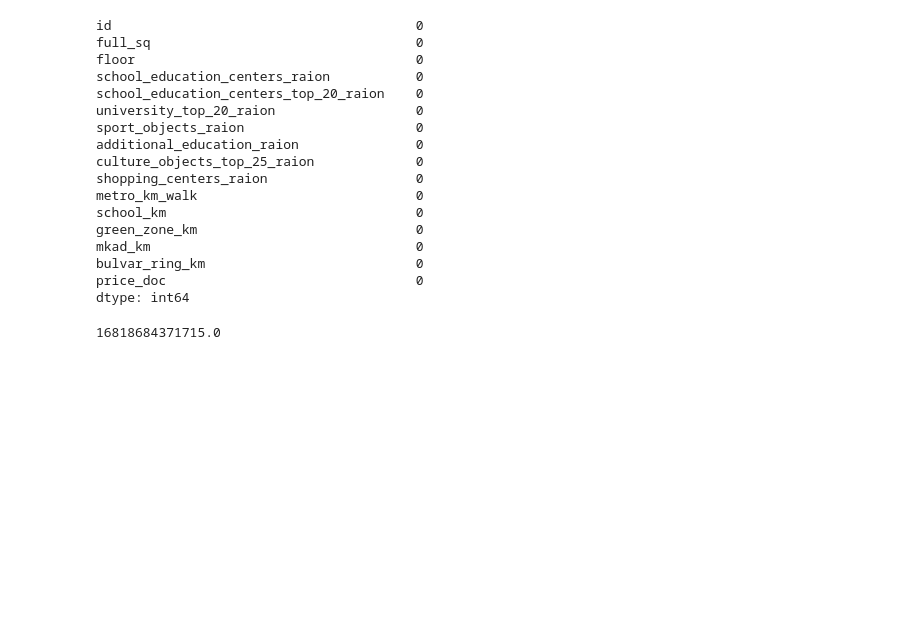
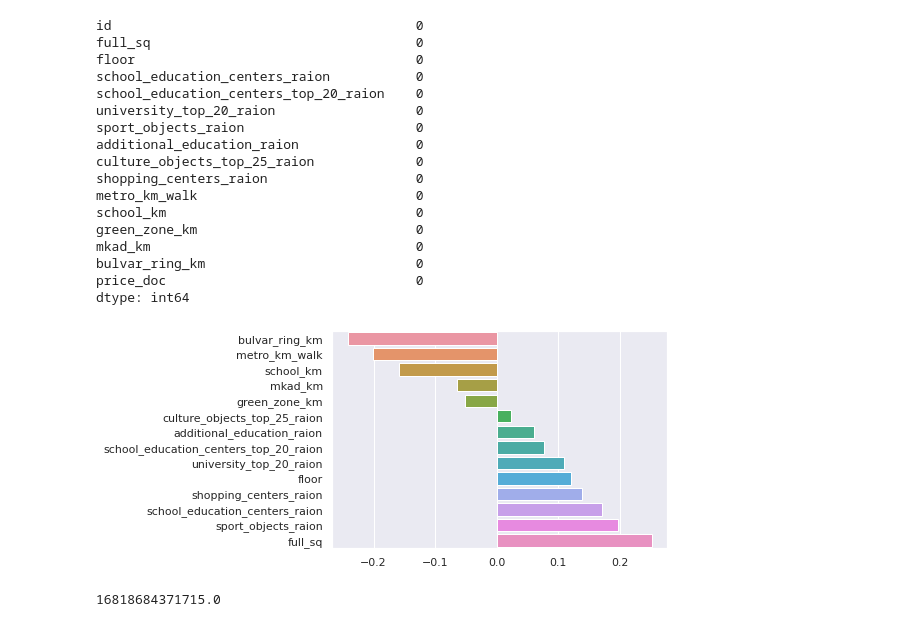
Before and after one commit to andrian2020/Skill_github, a Jupyter notebook: LinearRegression_practice.ipynb, the cells around one changed output. Saved outputs shown, nothing was run; the diff lists cells and outputs as text; code cells hidden in the pictures; blank space fills up the shorter version.

```diff
--- a/LinearRegression_practice.ipynb
+++ b/LinearRegression_practice.ipynb
@@ -147,6 +148,11 @@ X = df_model.drop(['id','price_doc'],axis=1)
 Y = df_model['price_doc']
 # %%
 X_train,X_val,Y_train,Y_val = train_test_split(X,Y, test_size = 0.2, random_state=77)
+# %%
+corelations = X_train.corrwith(Y_train).sort_values(ascending=True)
+plot = sns.barplot(y=corelations.index, x=corelations)
+# %% [output]
+[figure, added]
 # %%
 from sklearn.preprocessing import RobustScaler
 # %%
```
Also changed, not shown: parts of 5 cells of this notebook.
